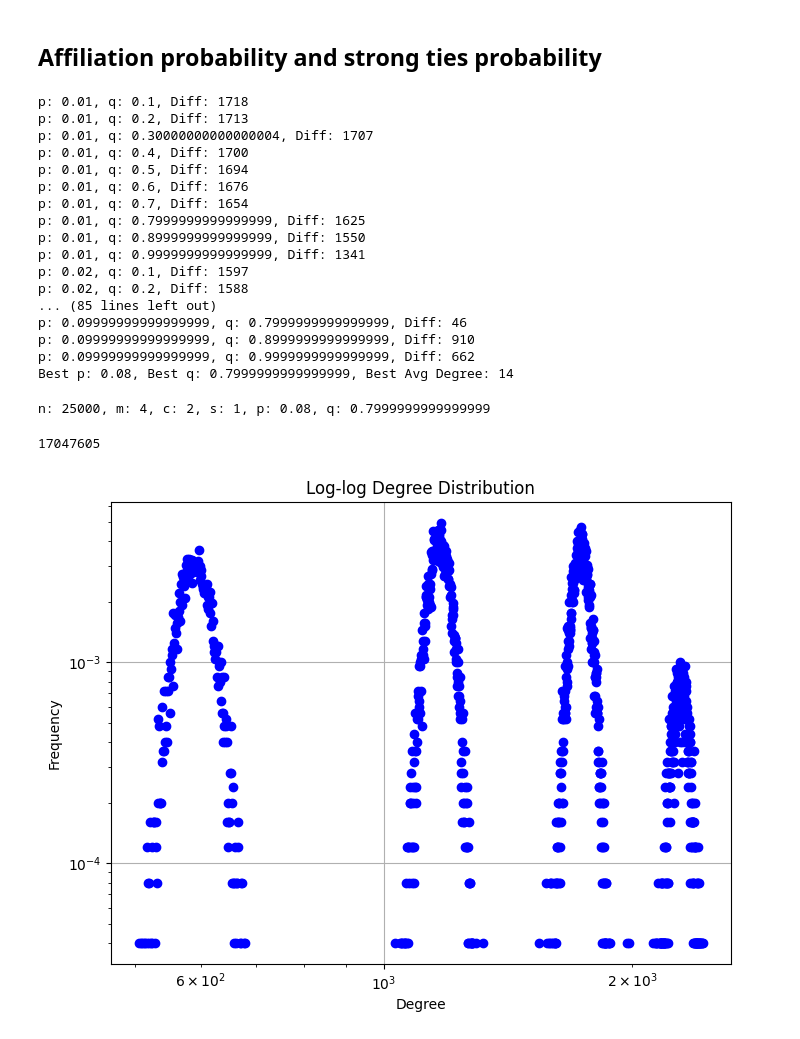
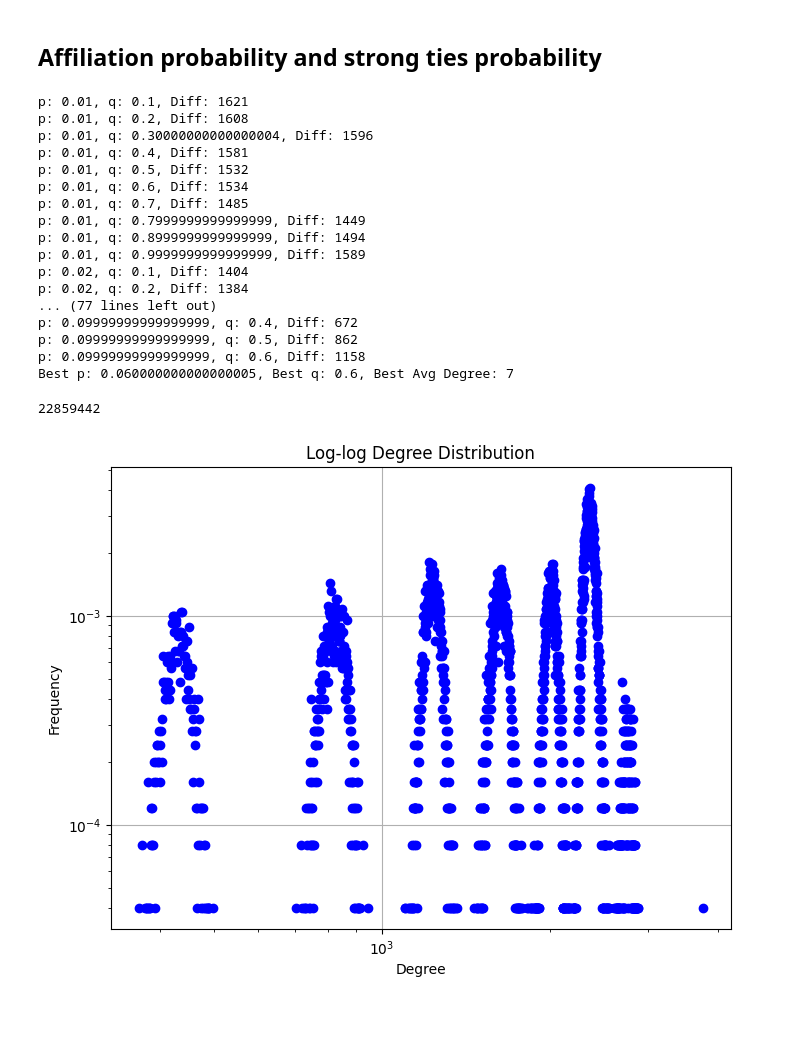
Before and after one commit to SNA24/final_project, a Jupyter notebook: AnalyzeNetwork/analyze.ipynb, the cells around one changed output. Drawn from its saved outputs; the diff is of its cells as text; code cells hidden in the pictures.

```diff
--- a/AnalyzeNetwork/analyze.ipynb
+++ b/AnalyzeNetwork/analyze.ipynb
@@ -270,8 +260,6 @@ m: 4.53168
 # %% [markdown]
 ## Affiliation probability and strong ties probability
 # %%
-from networks_gen import affiliationG
-
 def generate_affiliation_network(n, m, c, s, p, q):
     g = affiliationG(n, m, q, c, p, s)
     return g
@@ -281,8 +269,8 @@ def evaluate_network(G):
     return abs(avg_degree_G - avg_degree)
 
 n = 25000
-m = int(m)
-c = int(c)
+m = math.ceil(4.53168)
+c = 4
 s = 1
 p = 0.01
 q = 0.1
@@ -334,37 +322,30 @@ while p < 0.1:
 
 print(f"Best p: {best_p}, Best q: {best_q}, Best Avg Degree: {best_score}")
 # %% [output]
-p: 0.01, q: 0.1, Diff: 1718
-p: 0.01, q: 0.2, Diff: 1713
-p: 0.01, q: 0.30000000000000004, Diff: 1707
-p: 0.01, q: 0.4, Diff: 1700
-p: 0.01, q: 0.5, Diff: 1694
-p: 0.01, q: 0.6, Diff: 1676
-p: 0.01, q: 0.7, Diff: 1654
-p: 0.01, q: 0.7999999999999999, Diff: 1625
-p: 0.01, q: 0.8999999999999999, Diff: 1550
-p: 0.01, q: 0.9999999999999999, Diff: 1341
-p: 0.02, q: 0.1, Diff: 1597
-p: 0.02, q: 0.2, Diff: 1588
-... (85 lines left out)
-p: 0.09999999999999999, q: 0.7999999999999999, Diff: 46
-p: 0.09999999999999999, q: 0.8999999999999999, Diff: 910
-p: 0.09999999999999999, q: 0.9999999999999999, Diff: 662
-Best p: 0.08, Best q: 0.7999999999999999, Best Avg Degree: 14
+p: 0.01, q: 0.1, Diff: 1621
+p: 0.01, q: 0.2, Diff: 1608
+p: 0.01, q: 0.30000000000000004, Diff: 1596
+p: 0.01, q: 0.4, Diff: 1581
+p: 0.01, q: 0.5, Diff: 1532
+p: 0.01, q: 0.6, Diff: 1534
+p: 0.01, q: 0.7, Diff: 1485
+p: 0.01, q: 0.7999999999999999, Diff: 1449
+p: 0.01, q: 0.8999999999999999, Diff: 1494
+p: 0.01, q: 0.9999999999999999, Diff: 1589
+p: 0.02, q: 0.1, Diff: 1404
+p: 0.02, q: 0.2, Diff: 1384
+... (77 lines left out)
+p: 0.09999999999999999, q: 0.4, Diff: 672
+p: 0.09999999999999999, q: 0.5, Diff: 862
+p: 0.09999999999999999, q: 0.6, Diff: 1158
+Best p: 0.060000000000000005, Best q: 0.6, Best Avg Degree: 7
-# %%
-print(f"n: {n}, m: {m}, c: {c}, s: {s}, p: {best_p}, q: {best_q}")
-best_q = 0.8
-best_p = 0.09
-# %% [output]
-n: 25000, m: 4, c: 2, s: 1, p: 0.08, q: 0.7999999999999999
 # %%
-G2 = affiliationG(n, m, best_q, c, best_p, s)
+G2 = affiliationG(n, m, 0.75, c, 0.05, s)
 # %%
-G2 = affiliationG(25000, 5, 0.5, 4, 0.05, 1)
 print(len(G2.edges()))
 analyzer_g2 = Analyzer(G2)
 plt = analyzer_g2.get_degree_distribution()
 plt.show()
 # %% [output]
-17047605
+22859442
-[figure, old version]
+[figure, new version]
```
Also changed, not shown: parts of 8 cells of this notebook.
